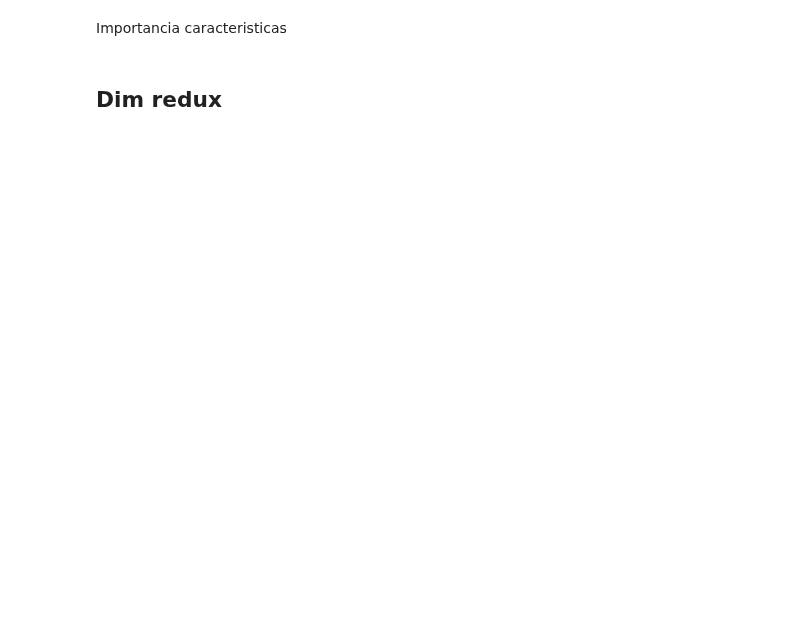
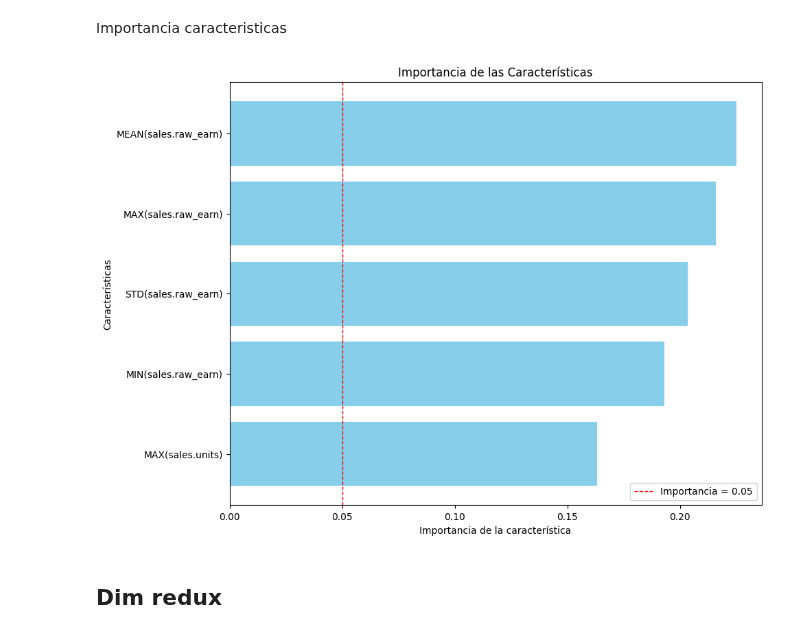
Before and after one commit to antonioMateos/grupo2retail_0424, a Jupyter notebook: 03_Clustering/04_Clustering_Tiendas_v2_daysales.ipynb, the cells around one changed output. Cells and saved outputs as stored; diff of their text form; code cells hidden in the pictures; blank space fills up the shorter version.

Commit message:
Wip clustering productos y tiendas.

```diff
--- a/03_Clustering/04_Clustering_Tiendas_v2_daysales.ipynb
+++ b/03_Clustering/04_Clustering_Tiendas_v2_daysales.ipynb
@@ -152,26 +203,26 @@ Importancia caracteristicas
 # %%
 # Importancia de caracteristicas
 # Preprocesamos datos
 cluster_col='Cluster'
-cols_to_scale = feature_matrix_with_clusters.columns.tolist()
 df_clusters = feature_matrix_with_clusters[[cluster_col]].copy().reset_index(drop=True)
-cols_to_scale.remove(cluster_col) # Columna Objetivo
 
 # Combinar los DataFrames basándose en la columna 'Index'
 preprocessed_df = pd.concat([scaled_df, df_clusters], axis=1)
 
 clusters = kmeans_model.labels_
 
 IMPORTANCE_THRES=0.05
 importance_df = km_m.get_feature_importances(preprocessed_df, clusters, imp_threshold=IMPORTANCE_THRES)
 
 # Seleccionamos solo las caracteristicas que tienen importancia por encima o igual del umbral
 selected_features = importance_df[importance_df['Importance'] >= IMPORTANCE_THRES]
 
 # Creamos una lista con las features más importantes usando la columna feature de importance_df
 most_important_features = selected_features['Feature'].tolist()
 
 # display(importance_df.head(10))
+# %% [output]
+[figure, added]
 # %% [markdown]
 ## Dim redux
 # %%
```
Also changed, not shown: parts of 26 cells of this notebook.
